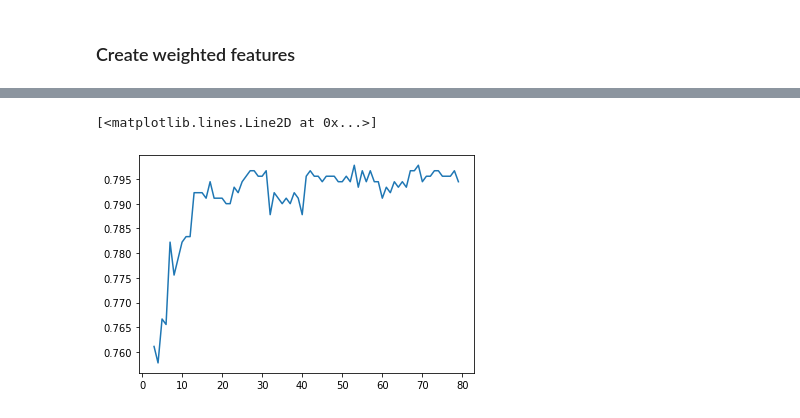
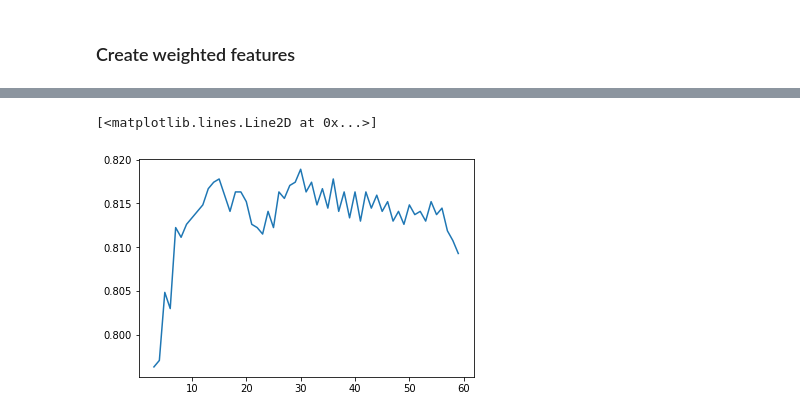
Before and after one commit to bhaba-ranjan/sentiment-analysis, a Jupyter notebook: knn-hand-coded.ipynb, the cells around one changed output, grey strips where cells are left out. Cells and saved outputs as stored; diff of their text form; code cells hidden in the pictures.

```diff
--- a/knn-hand-coded.ipynb
+++ b/knn-hand-coded.ipynb
@@ -83,6 +83,6 @@ train_review, test_review, train_sentiment, test_sentiment =train_test_split(tra
 # %%
 from sklearn.feature_extraction.text import TfidfVectorizer
-tf_vectorizer = TfidfVectorizer(min_df=.02,use_idf=False)
+tf_vectorizer = TfidfVectorizer(min_df=.0099,use_idf=False,ngram_range=(1,2))
 feature_matrix = tf_vectorizer.fit_transform(train_review)
 feature_array = feature_matrix.toarray()
 # %%
@@ -97,7 +97,7 @@ from sklearn.feature_selection import SelectKBest, chi2
 
 vocab_list = tf_vectorizer.get_feature_names_out()
 
-select_k_best = SelectKBest(score_func=chi2, k= int(len(vocab_list)*.10))
+select_k_best = SelectKBest(score_func=chi2, k= int(len(vocab_list)*.104))
 train_sentiment_np_array = np.array(train_sentiment)
 select_k_best.fit(feature_array, train_sentiment_np_array)
 mask = select_k_best.get_support()
@@ -120,7 +128,7 @@ k_best_feature.shape
 ### Supervised Chi-Square weight for k-best term by utilising target value
 # %%
 from sklearn.feature_extraction.text import TfidfVectorizer
-selected_tf_vectorizer = TfidfVectorizer(use_idf=True, vocabulary=k_best_feature)
+selected_tf_vectorizer = TfidfVectorizer(use_idf=True, vocabulary=k_best_feature, ngram_range=(1,3))
 selected_feat_array = selected_tf_vectorizer.fit_transform(train_review).toarray()
 selected_test_array = selected_tf_vectorizer.transform(test_review).toarray()
 observed_value_table = pd.DataFrame(selected_tf_vectorizer.get_feature_names_out(), columns=['features'])
@@ -271,8 +282,8 @@ from sklearn.neighbors import KNeighborsClassifier
 from sklearn import metrics
 track_precision=[]
 error = []
-# for i in range(3,80):
-#     print(i)
+for i in range(3,60):
+    print(i)
     classifer = KNeighborsClassifier(n_neighbors=i,n_jobs=3,weights='distance')
     classifer.fit(weighted_selected_feat, train_sentiments_array)
     sentiments_predict = classifer.predict(weighted_test_feat)
@@ -306,10 +299,10 @@ error = []
 #     print("calculate_uclidien_distance out")
 #     return 1/((np.sqrt(uc_distance))**2)
 # %%
-plt.plot(range(3,80),track_precision)
+plt.plot(range(3,60),track_precision)
 # %% [output]
 [<matplotlib.lines.Line2D at 0x...>]
-[figure, old version]
+[figure, new version]
 # %%
 # df = pd.DataFrame(weighted_selected_feat)
 # %%
```
Also changed, not shown: parts of 19 cells of this notebook.
